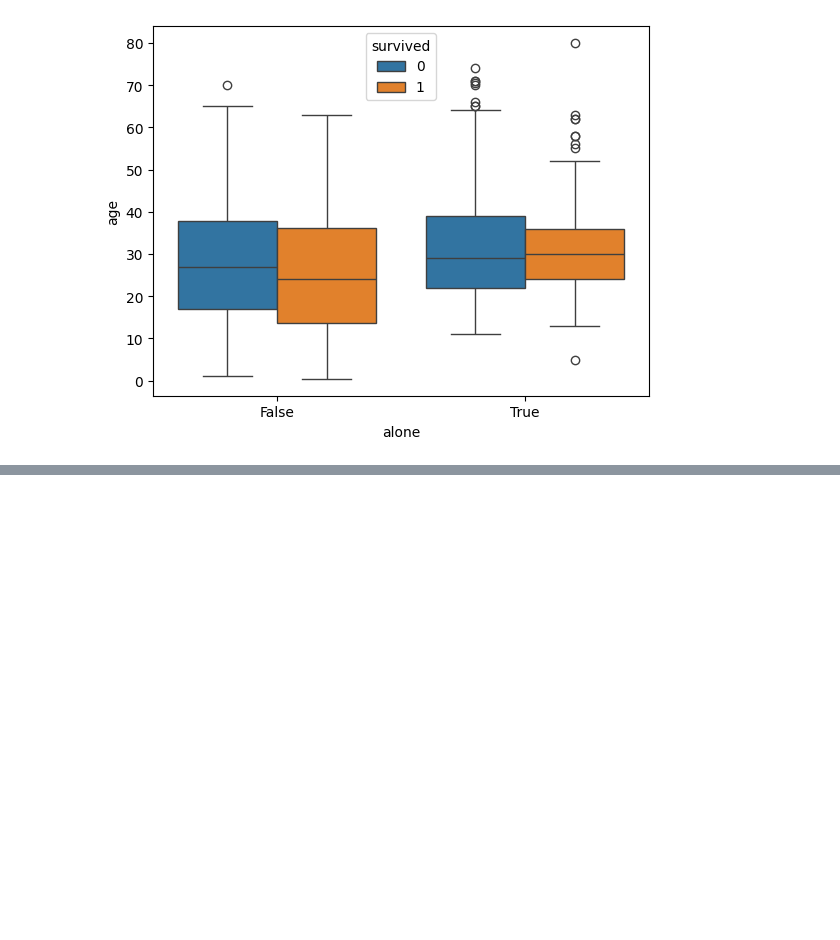
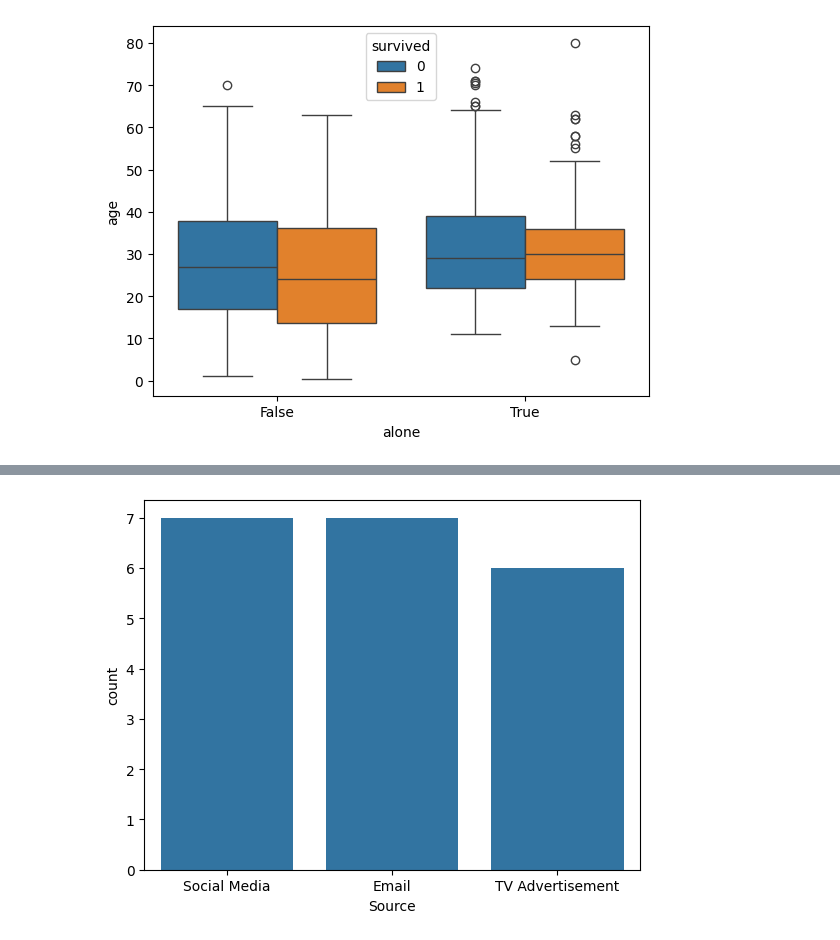
Before and after one commit to msarkar92/pandas-basics, a Jupyter notebook: Day_7_Copy_of_pandas_+_visualization.ipynb, the cells around one changed output, grey strips where cells are left out. Drawn from its saved outputs; the diff is of its cells as text; code cells hidden in the pictures; blank space fills up the shorter version.

```diff
--- a/Day_7_Copy_of_pandas_+_visualization.ipynb
+++ b/Day_7_Copy_of_pandas_+_visualization.ipynb
@@ -876,0 +879,5 @@ sns.boxplot(data=titanic, x="alone", y="age", hue="survived")
+# %%
+categories = ['Electronics', 'Clothing', 'Electronics', 'Electronics', 'Clothing', 'Clothing', 'Electronics', 'Electronics', 'Clothing', 'Electronics', 'Clothing', 'Clothing', 'Electronics', 'Clothing', 'Electronics', 'Electronics', 'Clothing', 'Clothing', 'Electronics', 'Electronics']
+sources = ['Social Media', 'Email', 'TV Advertisement', 'Social Media', 'Email', 'TV Advertisement', 'Social Media', 'Email', 'TV Advertisement', 'Social Media', 'Email', 'TV Advertisement', 'Social Media', 'Email', 'TV Advertisement', 'Social Media', 'Email', 'TV Advertisement', 'Social Media', 'Email']
+df = pd.DataFrame({'Category': categories, 'Marketing Source': sources})
+df.head()
@@ -876,0 +891,7 @@ sns.boxplot(data=titanic, x="alone", y="age", hue="survived")
+# %%
+sns.countplot(data=df, x=sources)
+plt.xlabel("Source")
+plt.ylabel("count")
+plt.show()
+# %% [output]
+[figure, added]
```
Also changed, not shown: parts of 2 cells of this notebook.
